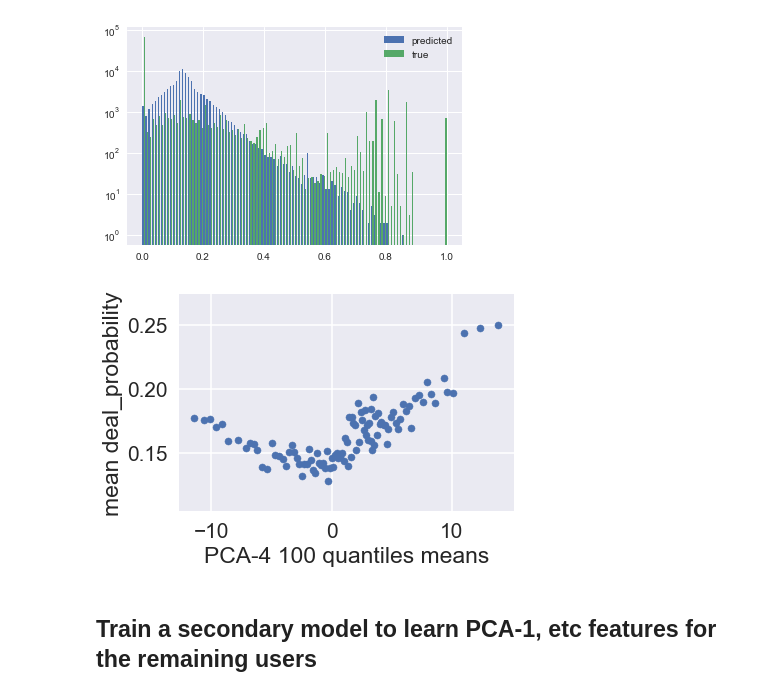
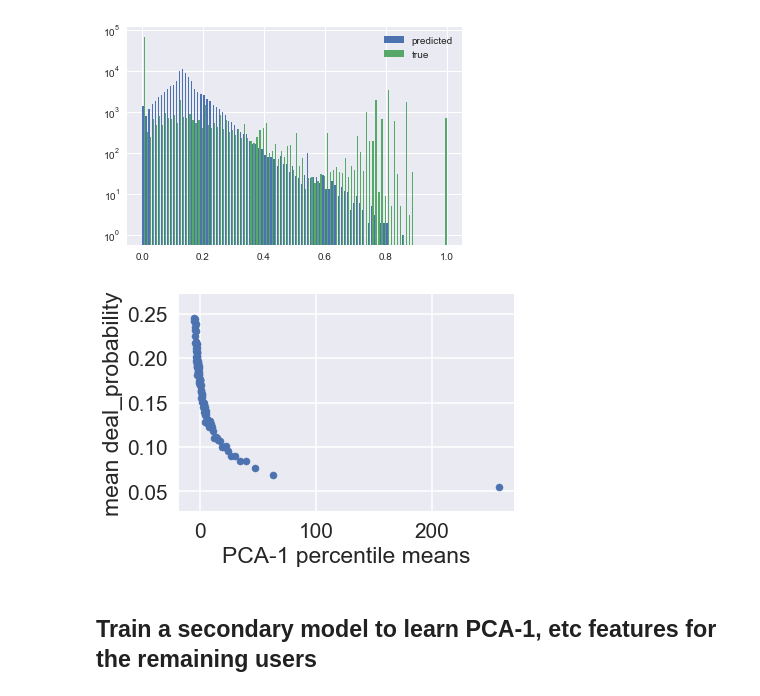
Before and after one commit to albalu/gdso-avito, a Jupyter notebook: train_periods_model.ipynb, the cells around one changed output. Cells and saved outputs as stored; diff of their text form; code cells hidden in the pictures.

```diff
--- a/train_periods_model.ipynb
+++ b/train_periods_model.ipynb
@@ -140,14 +147,15 @@ plt.legend(labels=['predicted', 'true'])
 for i in range(N_COMPONENTS):
     all_train['group{}'.format(i+1)] = pd.qcut(all_train['PCA-{}'.format(i+1)], q=100)
 # %%
-PCA_NUMBER = 4
+PCA_NUMBER = 1
 sns.set_context("poster", font_scale=1.3)
 all_train.groupby('group{}'.format(PCA_NUMBER)).mean().reset_index().plot(
     kind='scatter', x='PCA-{}'.format(PCA_NUMBER), y='deal_probability', s=50);
-plt.xlabel('PCA-{} 100 quantiles means'.format(PCA_NUMBER));
+plt.xlabel('PCA-{} percentile means'.format(PCA_NUMBER));
 plt.ylabel('mean deal_probability');
+plt.savefig('PCA-{}.png'.format(PCA_NUMBER), bbox_inches='tight')
 # %% [output]
-[figure, old version]
+[figure, new version]
 # %% [markdown]
 ## Train a secondary model to learn PCA-1, etc features for the remaining users
 # %%
```
Also changed, not shown: parts of 5 cells of this notebook.
